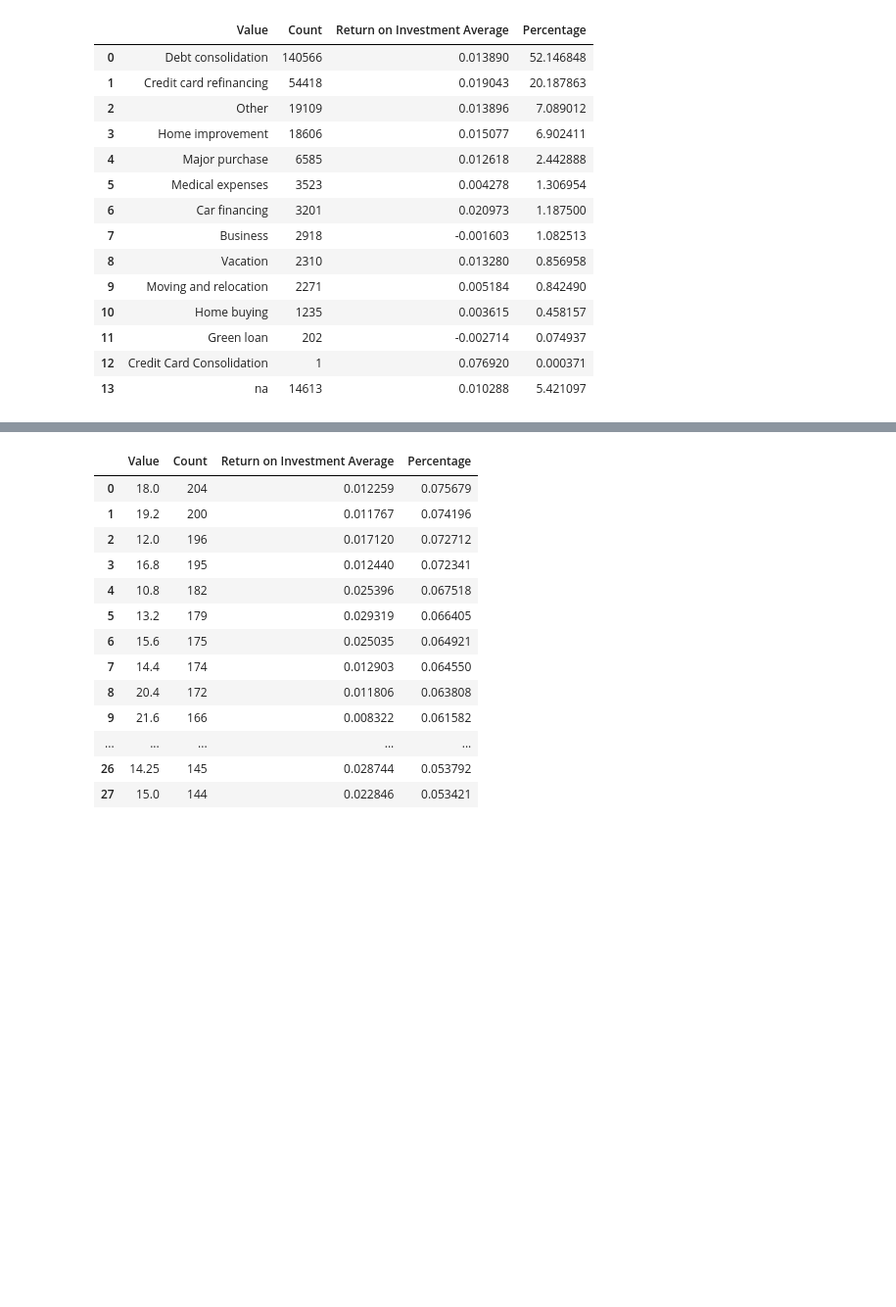
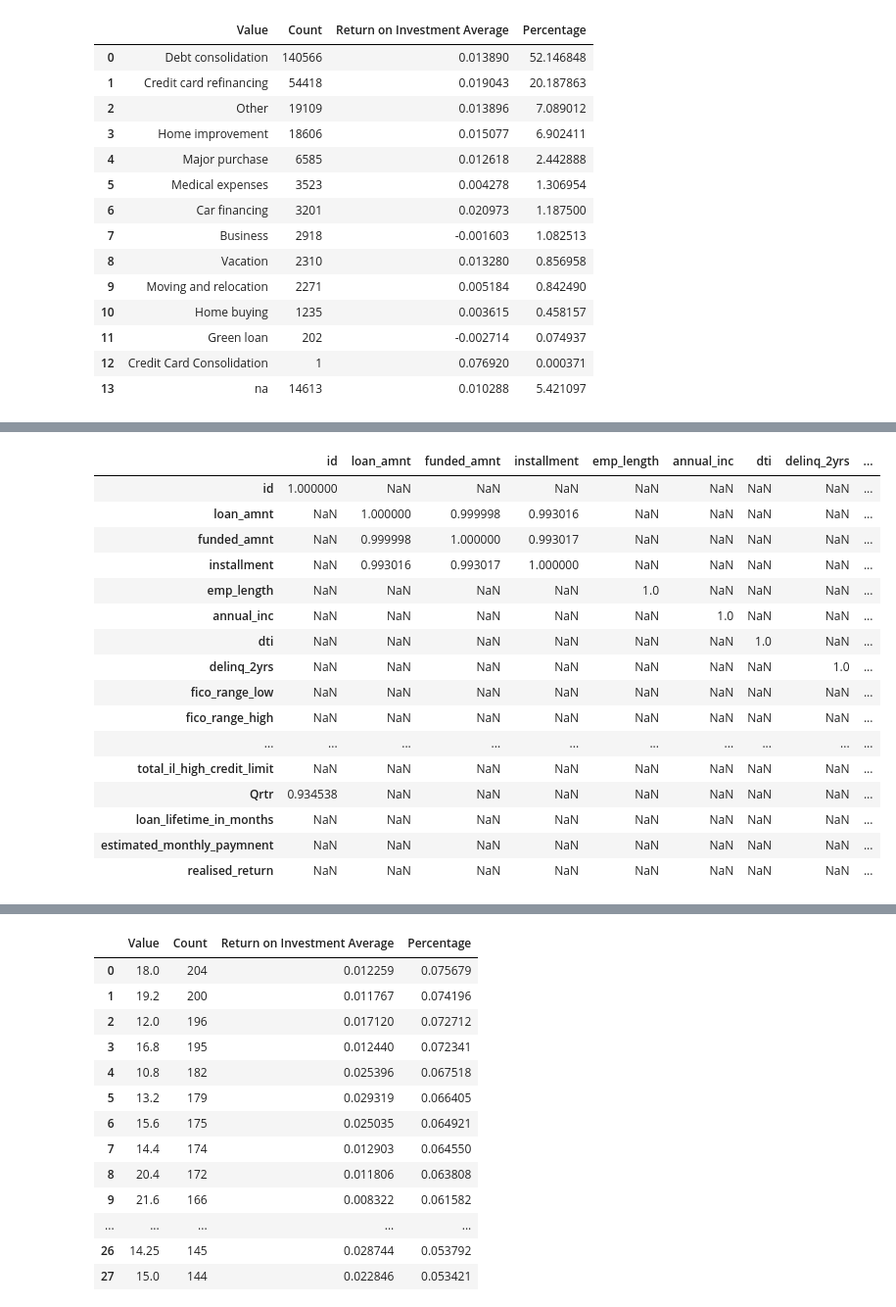
Before and after one commit to Uweeseg1/DataAnalyticsProject, a Jupyter notebook: Erans_project.ipynb, the cells around one changed output, grey strips where cells are left out. Shown at 98% size. Drawn from its saved outputs; the diff is of its cells as text; code cells hidden in the pictures; blank space fills up the shorter version.

```diff
--- a/Erans_project.ipynb
+++ b/Erans_project.ipynb
@@ -655,4 +711,24 @@ all_year_19.drop(columns="addr_state")
 all_year_19["west1_east0"] = east_west
 # %%
 corr = all_year_19.corr()
+# %%
+corr[corr > 0.9]
+# %% [output]
+|  | id | loan_amnt | funded_amnt | installment | emp_length | annual_inc | dti | delinq_2yrs | ... |
+| id | 1.000000 | NaN | NaN | NaN | NaN | NaN | NaN | NaN | ... |
+| loan_amnt | NaN | 1.000000 | 0.999998 | 0.993016 | NaN | NaN | NaN | NaN | ... |
+| funded_amnt | NaN | 0.999998 | 1.000000 | 0.993017 | NaN | NaN | NaN | NaN | ... |
+| installment | NaN | 0.993016 | 0.993017 | 1.000000 | NaN | NaN | NaN | NaN | ... |
+| emp_length | NaN | NaN | NaN | NaN | 1.0 | NaN | NaN | NaN | ... |
+| annual_inc | NaN | NaN | NaN | NaN | NaN | 1.0 | NaN | NaN | ... |
+| dti | NaN | NaN | NaN | NaN | NaN | NaN | 1.0 | NaN | ... |
+| delinq_2yrs | NaN | NaN | NaN | NaN | NaN | NaN | NaN | 1.0 | ... |
+| fico_range_low | NaN | NaN | NaN | NaN | NaN | NaN | NaN | NaN | ... |
+| fico_range_high | NaN | NaN | NaN | NaN | NaN | NaN | NaN | NaN | ... |
+| ... | ... | ... | ... | ... | ... | ... | ... | ... | ... |
+| total_il_high_credit_limit | NaN | NaN | NaN | NaN | NaN | NaN | NaN | NaN | ... |
+| Qrtr | 0.934538 | NaN | NaN | NaN | NaN | NaN | NaN | NaN | ... |
+| loan_lifetime_in_months | NaN | NaN | NaN | NaN | NaN | NaN | NaN | NaN | ... |
+| estimated_monthly_paymnent | NaN | NaN | NaN | NaN | NaN | NaN | NaN | NaN | ... |
+| realised_return | NaN | NaN | NaN | NaN | NaN | NaN | NaN | NaN | ... |
 # %%
```
Also changed, not shown: parts of 34 cells of this notebook.
